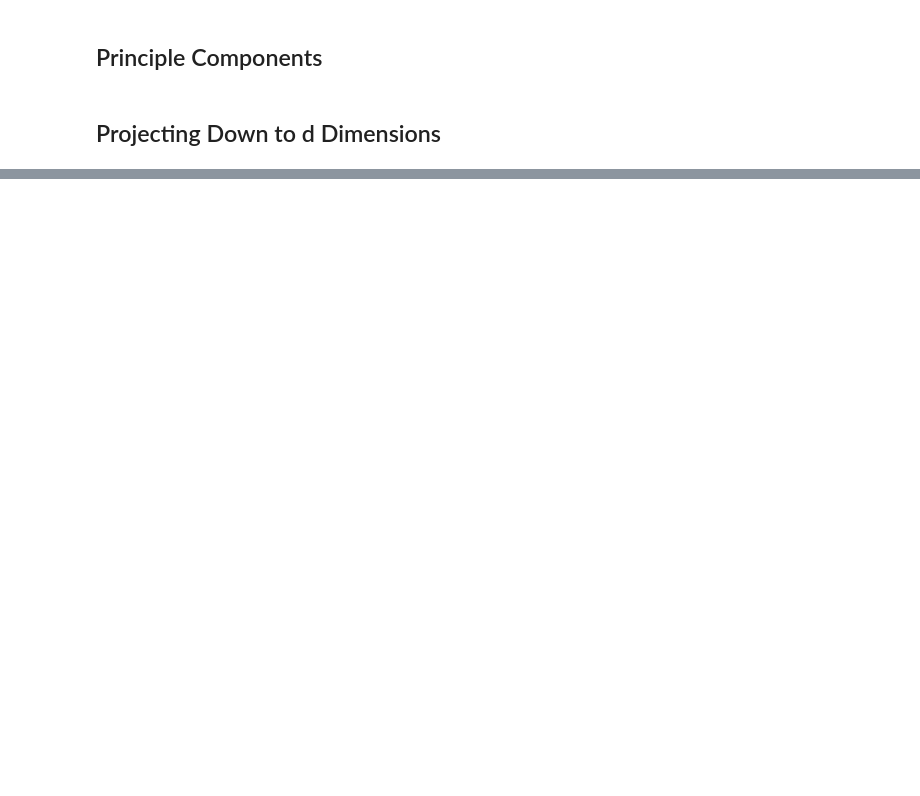
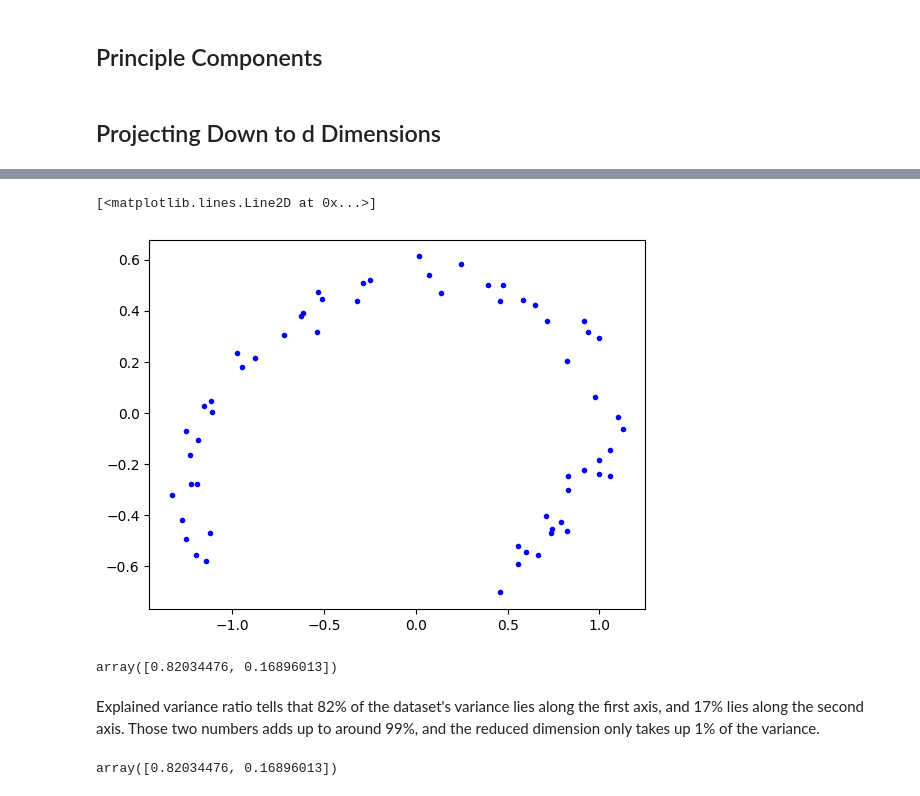
Before and after one commit to yeyechen/hands-on-ML, a Jupyter notebook: chapter8/Chapter8.ipynb, the cells around one changed output, grey strips where cells are left out. Cells and saved outputs as stored; diff of their text form; code cells hidden in the pictures; blank space fills up the shorter version.

```diff
--- a/chapter8/Chapter8.ipynb
+++ b/chapter8/Chapter8.ipynb
@@ -38,0 +43,16 @@ X2D = X_centered.dot(W2)
+# %%
+# using Scikit-Learn
+from sklearn.decomposition import PCA
+
+pca = PCA(n_components=2)
+X2D = pca.fit_transform(X_centered)
+plt.plot(X2D[:, 0], X2D[:, 1], 'b.')
+# %% [output]
+[<matplotlib.lines.Line2D at 0x...>]
+[figure, added]
+# %%
+pca.explained_variance_ratio_
+# %% [output]
+array([0.82034476, 0.16896013])
+# %% [markdown]
+Explained variance ratio tells that 82% of the dataset's variance lies along the first axis, and 17% lies along the second axis. Those two numbers adds up to around 99%, and the reduced dimension only takes up 1% of the variance.
@@ -38,0 +63,4 @@ X2D = X_centered.dot(W2)
+# %%
+pca.explained_variance_ratio_
+# %% [output]
+array([0.82034476, 0.16896013])
```
Also changed, not shown: parts of 3 cells of this notebook.
